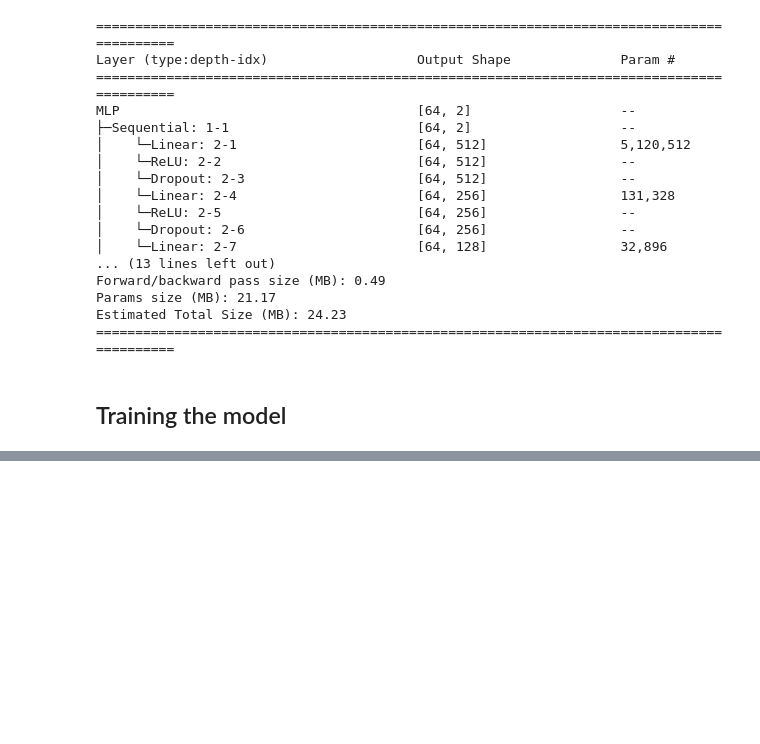
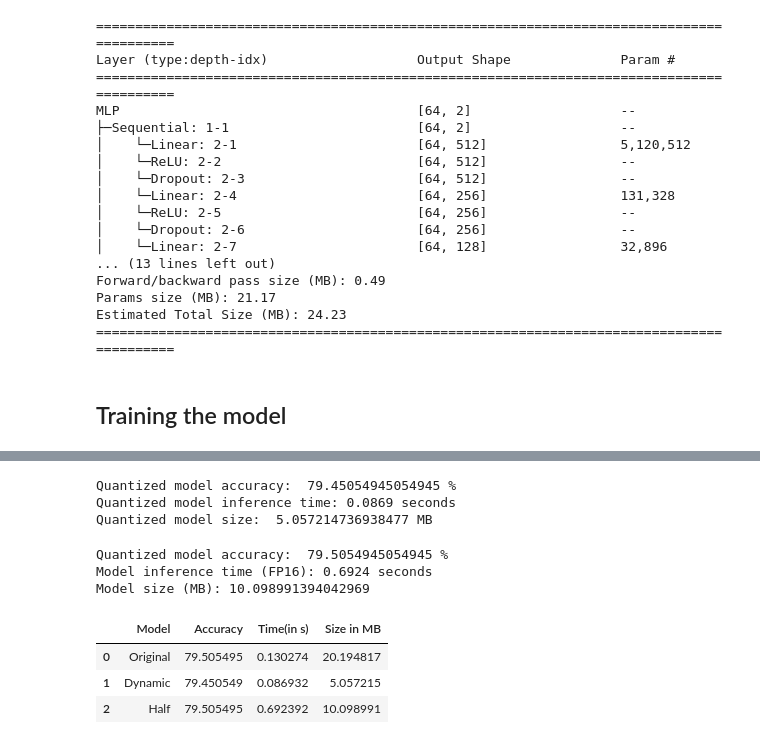
Before and after one commit to PraneelUJ/CS_203_Lab11, a Jupyter notebook: main.ipynb, the cells around one changed output, grey strips where cells are left out. Drawn from its saved outputs; the diff is of its cells as text; code cells hidden in the pictures; blank space fills up the shorter version.

```diff
--- a/main.ipynb
+++ b/main.ipynb
@@ -216,0 +286,45 @@ plt.show()
+# %%
+# For quantized model (must stay on CPU)
+acc_int8,time_int8= evaluate_accuracy(quantized_model, X_test_tensor, y_test_tensor)
+sizeint8=modelsize(quantized_model)
+
+print("Quantized model accuracy: ", acc_int8*100, "%")
+print("Quantized model inference time: {:.4f} seconds ".format(time_int8))
+print("Quantized model size: ", sizeint8, "MB")
+# %% [output]
+Quantized model accuracy:  79.45054945054945 %
+Quantized model inference time: 0.0869 seconds
+Quantized model size:  5.057214736938477 MB
+# %%
+model = MLP(10000, 2).to(device)
+model.load_state_dict(torch.load("checkpoint.pt"))
+model=model.half()
+model.eval()
+acc_16,time_16 = evaluate_accuracy(model, X_test_tensor_16, y_test_tensor)
+size16=modelsize(model)
+print("Quantized model accuracy: ", acc_16*100, "%")
+print("Model inference time (FP16): {:.4f} seconds".format(time_16))
+print("Model size (MB):", size16)
+# %% [output]
+Quantized model accuracy:  79.5054945054945 %
+Model inference time (FP16): 0.6924 seconds
+Model size (MB): 10.098991394042969
+# %%
+#make a dataframe with the results
+import pandas as pd
+d_original={"Model":"Original","accuracy":acc_original*100,"time":time_original,"size":size_original}
+d_int8={"Model":"Dynamic","accuracy":acc_int8*100,"time":time_int8,"size":sizeint8}
+d_half={"Model":"Half","accuracy":acc_16*100,"time":time_16,"size":size16}
+# %%
+columns=["Model","Accuracy","Time(in s)","Size in MB"]
+df=pd.DataFrame(columns=columns)
+df.loc[0]=d_original.values()
+df.loc[1]=d_int8.values()
+df.loc[2]=d_half.values()
+# %%
+df
+# %% [output]
+|  | Model | Accuracy | Time(in s) | Size in MB |
+| 0 | Original | 79.505495 | 0.130274 | 20.194817 |
+| 1 | Dynamic | 79.450549 | 0.086932 | 5.057215 |
+| 2 | Half | 79.505495 | 0.692392 | 10.098991 |
```
Also changed, not shown: parts of 11 cells of this notebook, 1 other file.
